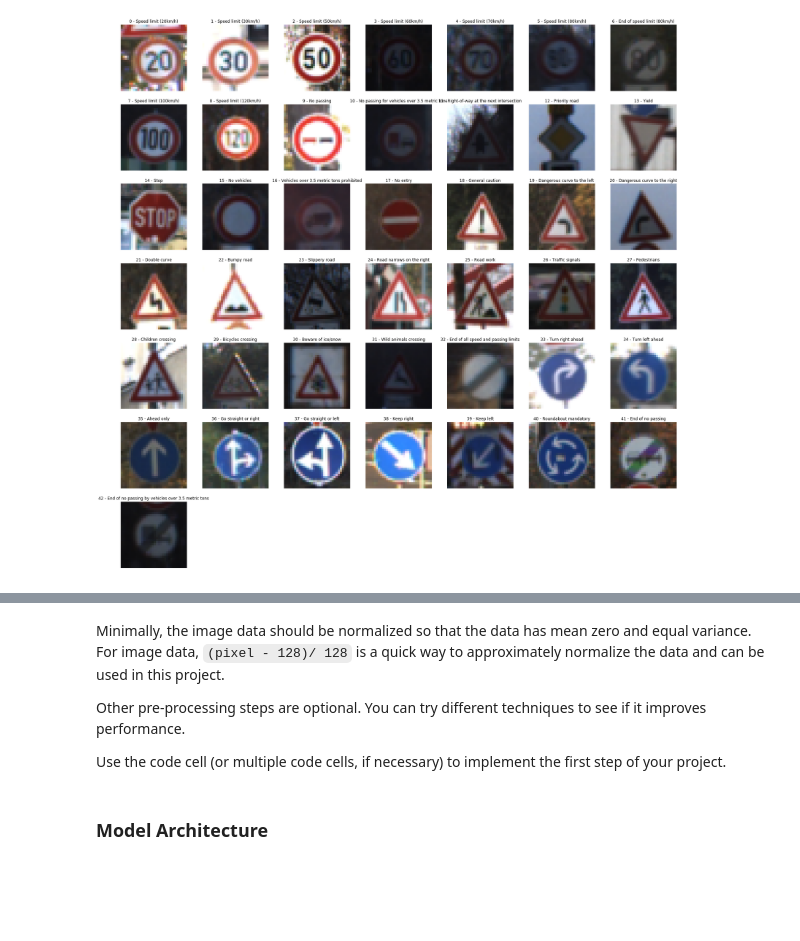
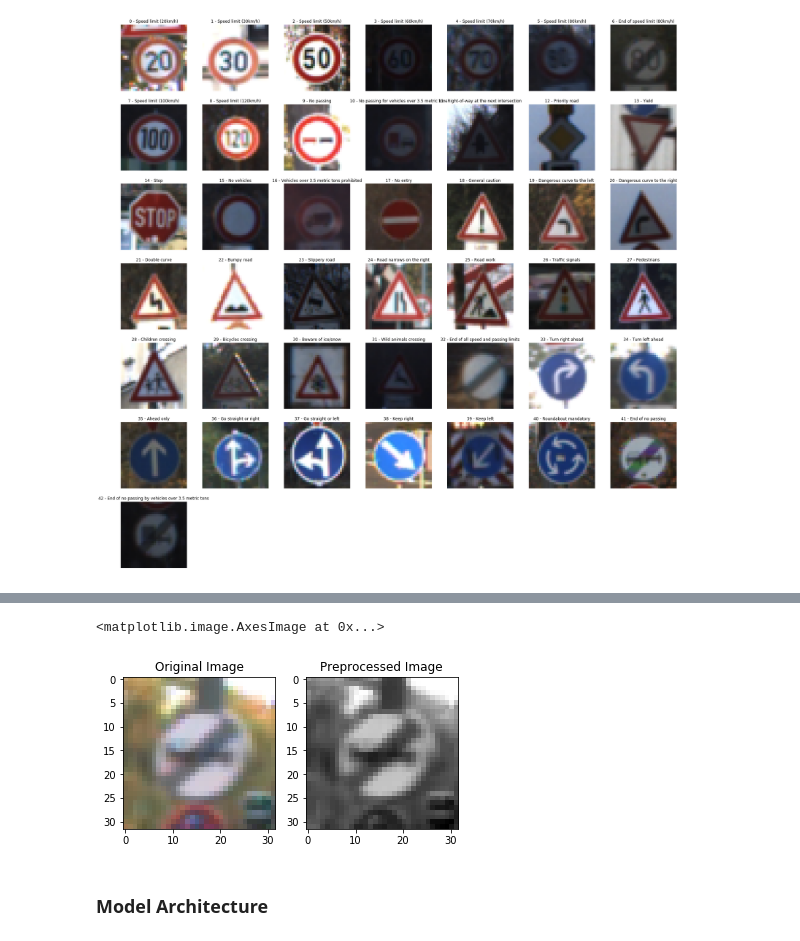
Before and after one commit to rummanwaqar/CarND-Traffic-Sign-Classifier, a Jupyter notebook: Traffic_Sign_Classifier.ipynb, the cells around one changed output, grey strips where cells are left out. Cells and saved outputs as stored; diff of their text form; code cells hidden in the pictures; blank space fills up the shorter version.

```diff
--- a/Traffic_Sign_Classifier.ipynb
+++ b/Traffic_Sign_Classifier.ipynb
@@ -22,8 +35,5 @@ The [rubric](https://review.udacity.com/#!/rubrics/481/view) contains "Stand Out
 # %%
 # Load pickled data
-import pickle
-
-# TODO: Fill this in based on where you saved the training and testing data
 
 training_file = 'data/train.p'
 validation_file = 'data/valid.p'
@@ -36,6 +46,8 @@ with open(validation_file, mode='rb') as f:
 with open(testing_file, mode='rb') as f:
     test = pickle.load(f)
 
-X_train, y_train = train['features'], train['labels']
-X_valid, y_valid = valid['features'], valid['labels']
-X_test, y_test = test['features'], test['labels']
+X_train_raw, y_train_raw = train['features'], train['labels']
+X_valid_raw, y_valid_raw = valid['features'], valid['labels']
+X_test_raw, y_test_raw = test['features'], test['labels']
+
+label_desc = pd.read_csv('signnames.csv')['SignName'].tolist()
@@ -164,6 +124,0 @@ Here is an example of a [published baseline model on this problem](http://yann.l
-# %% [markdown]
-Minimally, the image data should be normalized so that the data has mean zero and equal variance. For image data, `(pixel - 128)/ 128` is a quick way to approximately normalize the data and can be used in this project.
-
-Other pre-processing steps are optional. You can try different techniques to see if it improves performance.
-
-Use the code cell (or multiple code cells, if necessary) to implement the first step of your project.
@@ -178,2 +125,30 @@ X_train, y_train = shuffle(X_train, y_train)
+# %%
+# rgb to gray
+def rgb2gray(rgb):
+    return np.expand_dims(np.dot(rgb[...,:3], [0.299, 0.587, 0.114]), axis=3)
+
+X_train_gray = rgb2gray(X_train_raw)
+X_valid_gray = rgb2gray(X_valid_raw)
+X_test_gray = rgb2gray(X_test_raw)
+# %%
+# normalize dataset
+X_train_tmp = X_train_gray.reshape(X_train_gray.shape[0],-1)
+X_valid_tmp = X_valid_gray.reshape(X_valid_gray.shape[0],-1)
+X_test_tmp = X_test_gray.reshape(X_test_gray.shape[0], -1)
+
+minmax_scale = preprocessing.MinMaxScaler().fit(X_train_tmp)
+X_train_norm = minmax_scale.transform(X_train_tmp).reshape(X_train_gray.shape)
+X_valid_norm = minmax_scale.transform(X_valid_tmp).reshape(X_valid_gray.shape)
+X_test_norm = minmax_scale.transform(X_test_tmp).reshape(X_test_gray.shape)
+# %%
+plt.subplot(1,2,1)
+plt.title('Original Image')
+plt.imshow(X_train_raw[100])
+plt.subplot(1,2,2)
+plt.title('Preprocessed Image')
+plt.imshow(X_train_norm[100].squeeze(), cmap='gray')
+# %% [output]
+<matplotlib.image.AxesImage at 0x...>
+[figure, added]
 # %% [markdown]
 ### Model Architecture
```
Also changed, not shown: parts of 53 cells of this notebook, 9 other files.
